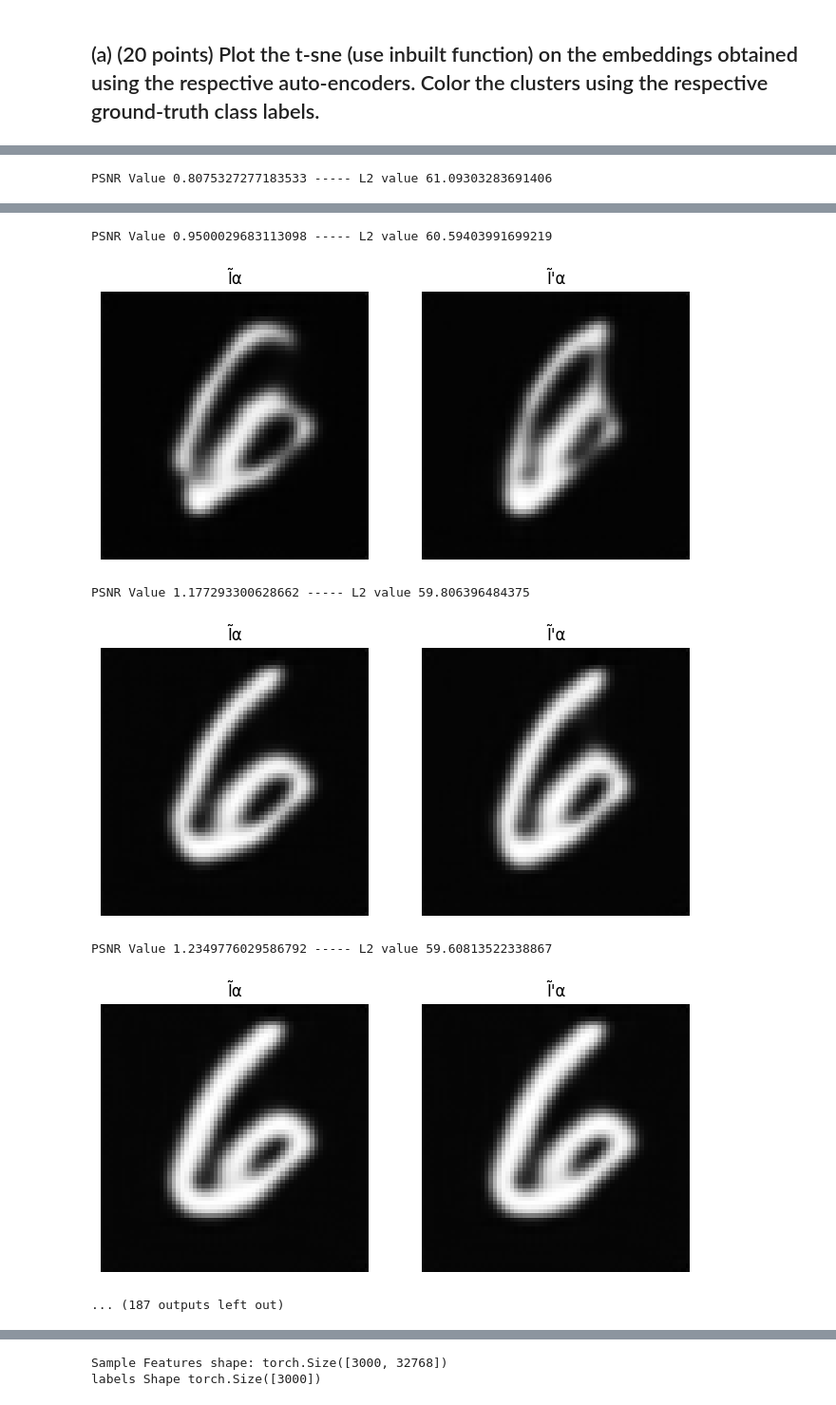
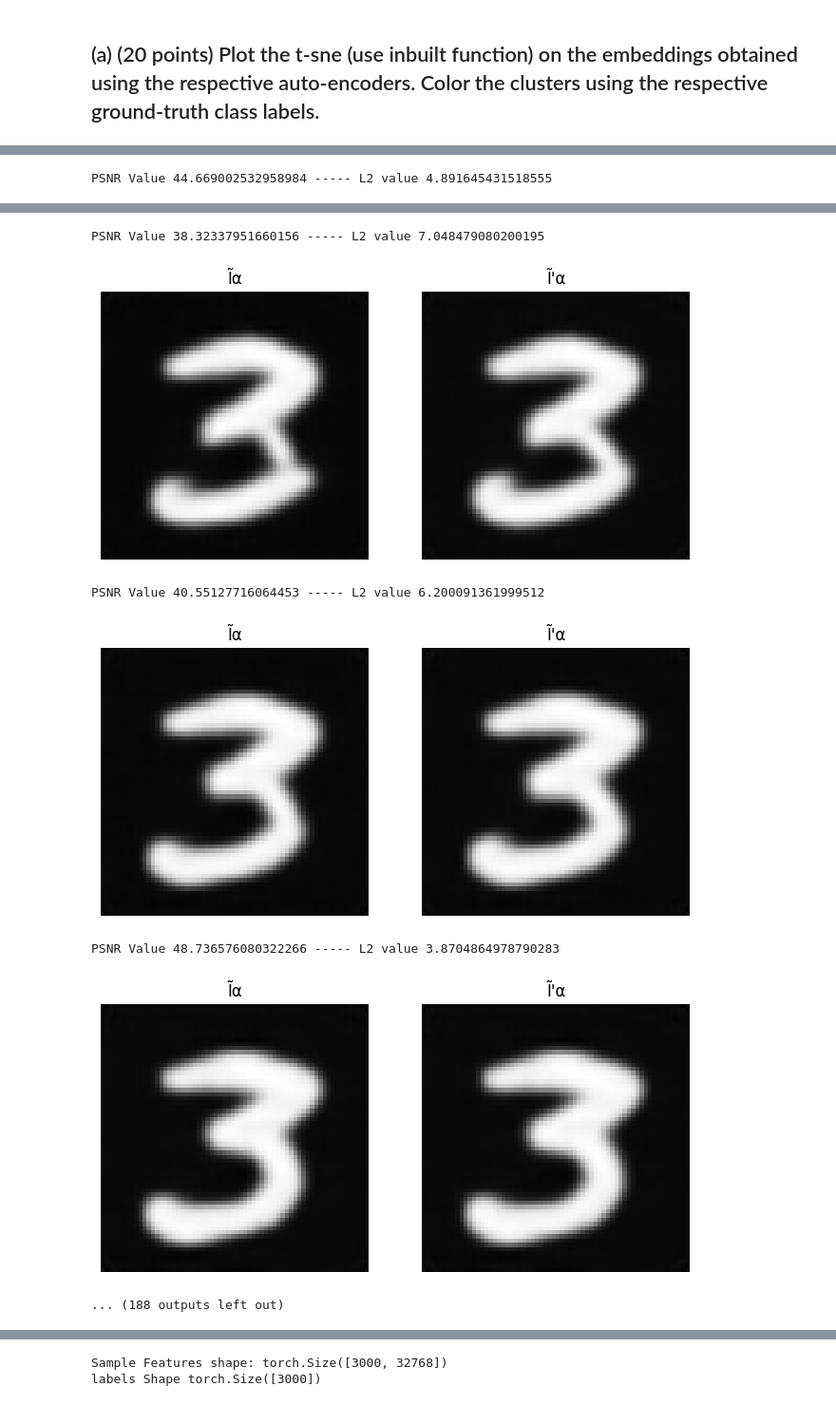
Before and after one commit to Eagle-Assassin/Deep-Learning, a Jupyter notebook: U-Net/U_net_sparse.ipynb, the cells around one changed output, grey strips where cells are left out. Shown at 95% size. Cells and saved outputs as stored; diff of their text form; code cells hidden in the pictures.

```diff
--- a/U-Net/U_net_sparse.ipynb
+++ b/U-Net/U_net_sparse.ipynb
@@ -9,8 +9,9 @@ from torchsummary import summary
 import torch.nn.functional as F
 from torchvision import transforms,datasets
 import matplotlib.pyplot as plt
+from sklearn.manifold import TSNE
 
-device= torch.device ('cuda'if torch.cuda==True else 'cpu')
+device= torch.device ('cuda'if  torch.cuda.is_available()  else 'cpu')
 # %%
 transform=transforms.Compose([transforms.Resize((64,64)),
                               transforms.ToTensor(),
@@ -250,7 +269,7 @@ labels=[]
 model.eval()
 with torch.no_grad():
     for data,label in data_loader_eval:
-        data.to(device)
+        data=data.to(device)
 
         # encoder Embeddings
         encoder_embeddings=model.encoder(data)
@@ -267,7 +286,7 @@ labels=torch.cat(labels,dim=0)
 
 #Apply t-sne
 tsne= TSNE(n_components=2,random_state=42)
-embeddings_in_2d=tsne.fit_transform(embeddings.detach().numpy())
+embeddings_in_2d=tsne.fit_transform(embeddings.detach().cpu().numpy())
 
 #Plot
 plt.figure(figsize=(10,6))
@@ -309,6 +328,8 @@ for i in range(1,21):
     for alpha in alphas:
         I1=featues[0]
         I2=featues[1]
+        I1=I1.to(device)
+        I2=I2.to(device)
 
         I_alpha=alpha*I1+(1-alpha)*I2
 
@@ -327,8 +348,8 @@ for i in range(1,21):
             i_alpha_hat=model.decoder(h_alpha_bottle_neck)
             i_dash_alpha_hat=model.decoder(h_dash_alpha_bottle_neck)
 
-            psnr=calculate_psnr(i_alpha_hat,i_dash_alpha__img)
-            l2=l2norm(i_alpha_hat,i_dash_alpha__img)
+            psnr=calculate_psnr(i_alpha_hat,i_dash_alpha_hat)
+            l2=l2norm(i_alpha_hat,i_dash_alpha_hat)
 
             # Prepare for plotting
             i_alpha_hat_img = i_alpha_hat.squeeze().cpu().numpy()
@@ -363 +384 @@ PSNR Value -1.4369747638702393 ----- L2 value 69.51912689208984
-PSNR Value 0.8075327277183533 ----- L2 value 61.09303283691406
+PSNR Value 44.669002532958984 ----- L2 value 4.891645431518555
@@ -365,10 +386,10 @@ PSNR Value 0.8075327277183533 ----- L2 value 61.09303283691406
-PSNR Value 0.9500029683113098 ----- L2 value 60.59403991699219
+PSNR Value 38.32337951660156 ----- L2 value 7.048479080200195
-[figure, old version]
+[figure, new version]
-PSNR Value 1.177293300628662 ----- L2 value 59.806396484375
+PSNR Value 40.55127716064453 ----- L2 value 6.200091361999512
-[figure, old version]
+[figure, new version]
-PSNR Value 1.2349776029586792 ----- L2 value 59.60813522338867
+PSNR Value 48.736576080322266 ----- L2 value 3.8704864978790283
-[figure, old version]
+[figure, new version]
-... (187 outputs left out)
+... (188 outputs left out)
 # %% [markdown]
 ![image.png](attachment:image.png)
 # %%
```
Also changed, not shown: parts of 12 cells of this notebook.
